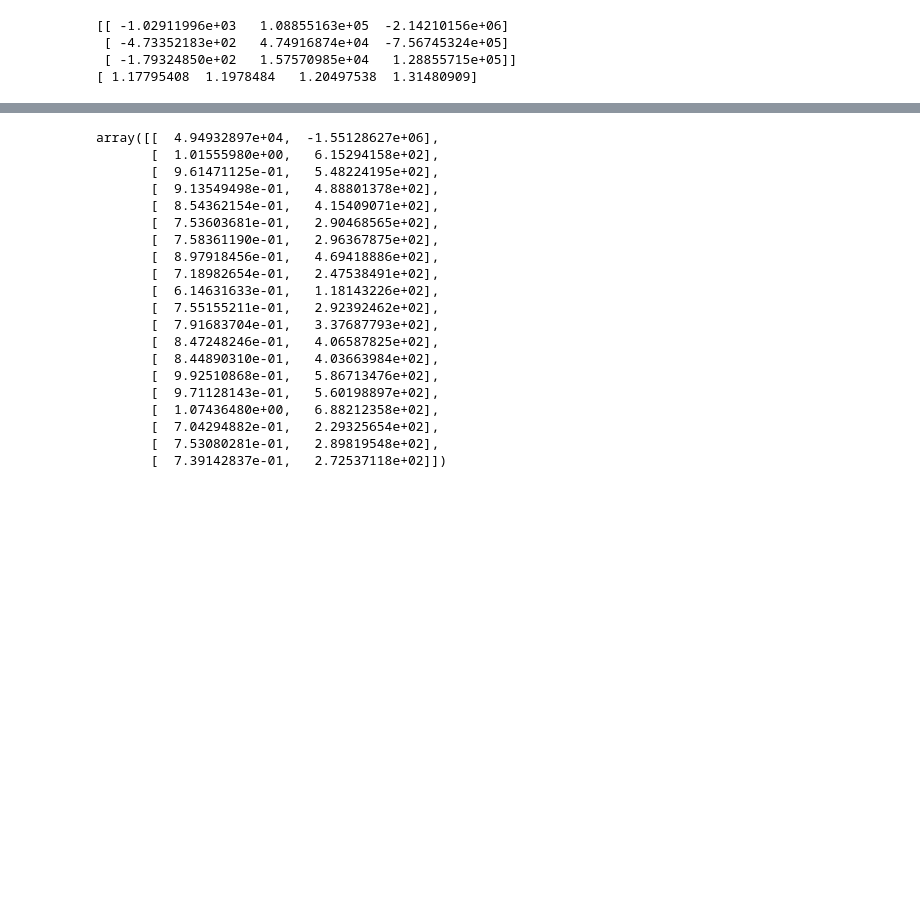
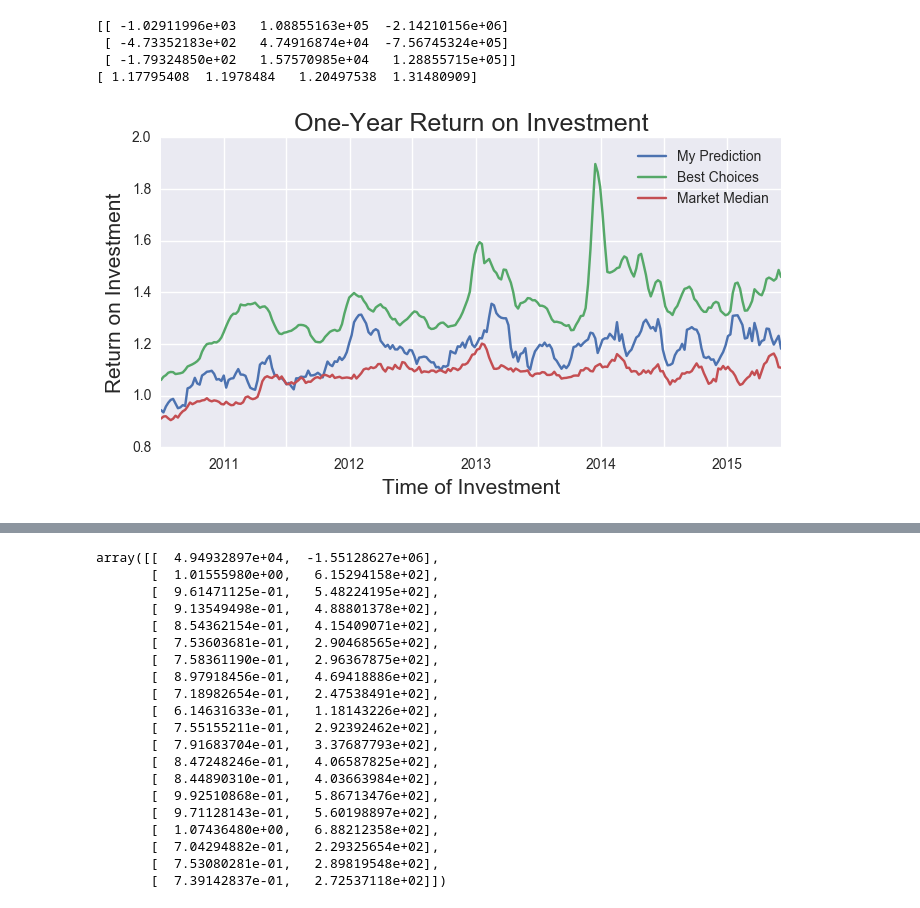
Before and after one commit to samjwil/RealEstatePredict, a Jupyter notebook: Production Code.ipynb, the cells around one changed output, grey strips where cells are left out. Cells and saved outputs as stored; diff of their text form; code cells hidden in the pictures; blank space fills up the shorter version.

```diff
--- a/Production Code.ipynb
+++ b/Production Code.ipynb
@@ -41,4 +41,5 @@ fulldates=['2009-07-04', '2009-07-11', '2009-07-18', '2009-07-25', '2009-08-01',
 indates=range(len(fulldates))
+dates_plot=[datetime.strptime(item, '%Y-%m-%d') for item in fulldates]
 # %%
 fulldf.head()
 # %% [output]
@@ -50,7 +51,7 @@ fulldf.head()
 | 0 | 675832.0 | 639021.5 | 656888.0 | 648262.0 | 646417.0 | 640973.5 | 639442.0 | 642425.5 | ... |
 5 rows × 362 columns
 # %%
-num=1
+num=22
 
 for id_, filename in enumerate(filenames):
     print filename
@@ -236,17 +250,18 @@ numprops=fullnp.mean(axis=0,skipna=True)
 numyears=1
 
 ignore=(fullnp.mean(axis=1).values<10)
-My=[]
-Best=[]
-Mean=[]
+My=np.empty(len(indates))*np.NAN
+Best=np.empty(len(indates))*np.NAN
+Mean=np.empty(len(indates))*np.NAN
+
 for id_ in indates:
     if id_<52:
         continue
 
     if id_==(len(indates)-numyears*52):
         break
-    if id_%6:
-        continue
+#     if id_:
+#         continue
     print id_
 
 #     if id_<96:
@@ -271,7 +286,6 @@ for id_ in indates:
     Current[ignore]=np.NAN
 #     print stop
     Next=fulldf2.iloc[:,predtime].values
-    mypred=pf[:,0]*(predtime) + pf[:,1]
     mypred2=samPolyEval(predtime,pf)
 
 
@@ -282,9 +296,9 @@ for id_ in indates:
 #     print stop
 #     if np.nanmean(percinc[samTop(percpred,-1)])>np.nanmean(percinc[samTop(percinc,1)]):
 #         print stop
-    My.append(np.nanmean(percinc[samTop(percpred,1)]))
-    Best.append(np.nanmean(percinc[samTop(percinc,1)]))
-    Mean.append(np.nanmedian(percinc))
+    My[id_]=np.nanmean(percinc[samTop(percpred,1)])
+    Best[id_]=np.nanmean(percinc[samTop(percinc,1)])
+    Mean[id_]=np.nanmedian(percinc)
 
 
 # make estimation
@@ -336,3 +495,19 @@ print percinc[samTop(percinc,1)]
  [ -4.73352183e+02   4.74916874e+04  -7.56745324e+05]
  [ -1.79324850e+02   1.57570985e+04   1.28855715e+05]]
 [ 1.17795408  1.1978484   1.20497538  1.31480909]
+# %%
+
+plt.close('all')
+
+fig, ax=plt.subplots(ncols=1, nrows=1, figsize=[8,4])
+ax.plot(dates_plot,My,linestyle='-',marker='')
+ax.plot(dates_plot,Best,linestyle='-',marker='')
+ax.plot(dates_plot,Mean,linestyle='-',marker='')
+ax.legend(['My Prediction','Best Choices','Market Median'])
+ax.set_xticklabels(['2011','','2012','','2013','','2014','','2015'])
+ax.set_title('One-Year Return on Investment',fontsize=18)
+ax.set_ylabel('Return on Investment',fontsize=15)
+ax.set_xlabel('Time of Investment', fontsize=15)
+plt.show()
+# %% [output]
+[figure, added]
```
Also changed, not shown: parts of 5 cells of this notebook, 13 other files.
